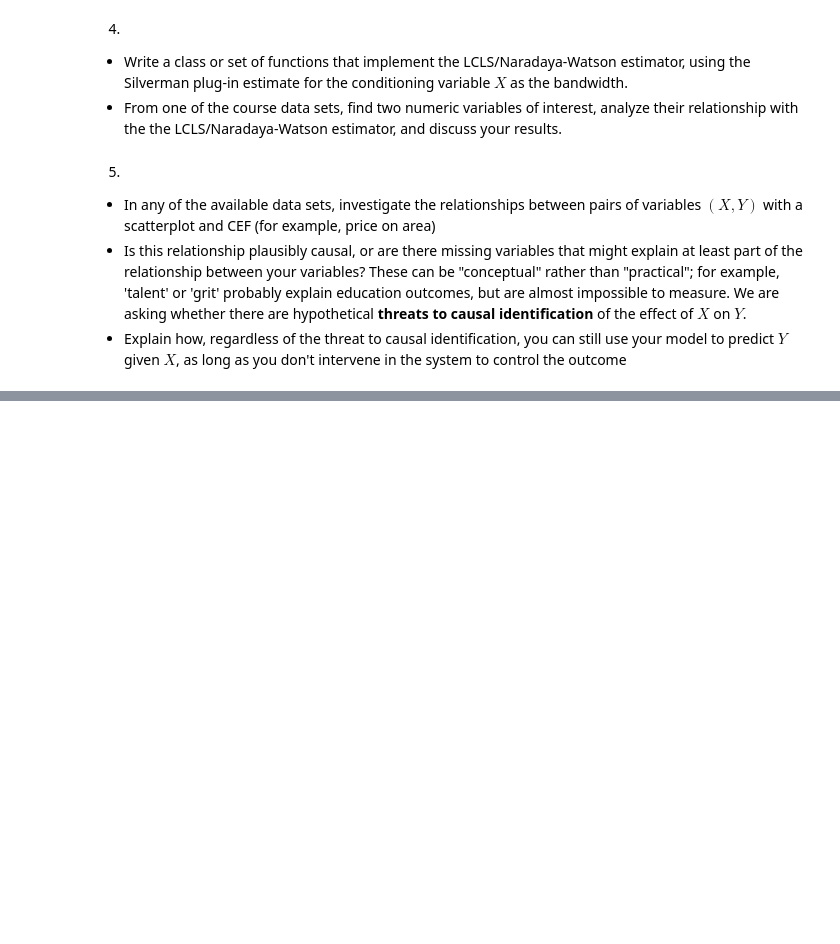
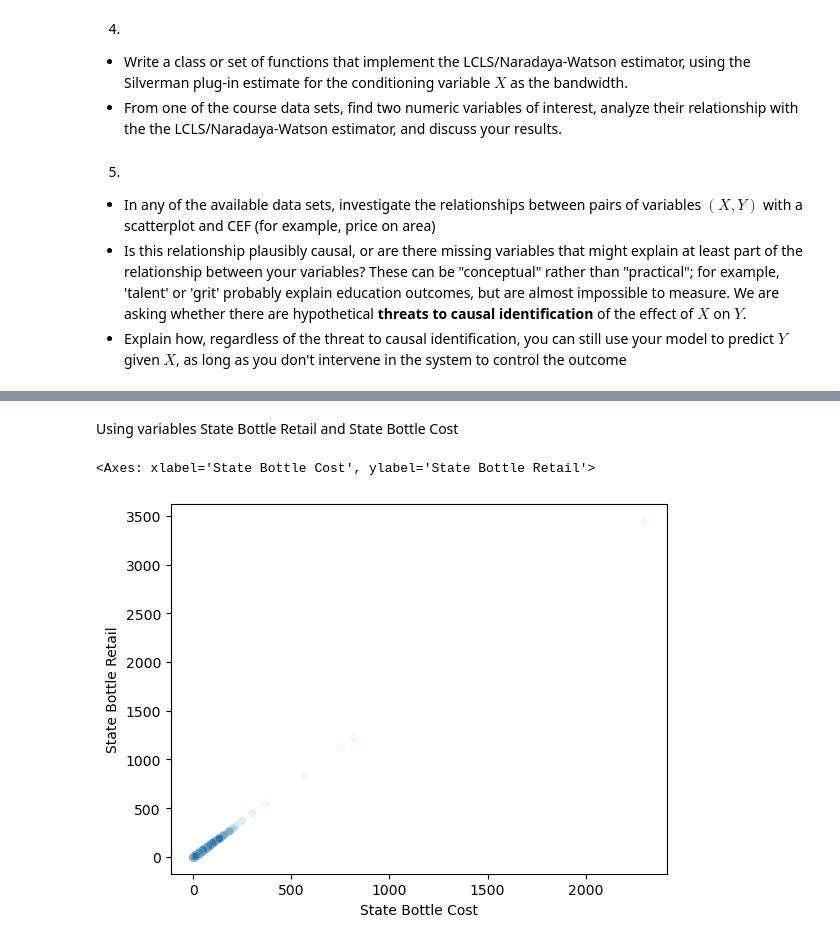
Before and after one commit to rde6mn/understanding_uncertainty_assignments, a Jupyter notebook: assignment_3.ipynb, the cells around one changed output, grey strips where cells are left out. Cells and saved outputs as stored; diff of their text form; code cells hidden in the pictures; blank space fills up the shorter version.

```diff
--- a/assignment_3.ipynb
+++ b/assignment_3.ipynb
@@ -135,3 +143,5 @@ Show that the solution to this problem is the LCLS/Naradaya-Watson estimator.
 - In any of the available data sets, investigate the relationships between pairs of variables $(X,Y)$ with a scatterplot and CEF (for example, price on area)
 - Is this relationship plausibly causal, or are there missing variables that might explain at least part of the relationship between your variables? These can be "conceptual" rather than "practical"; for example, 'talent' or 'grit' probably explain education outcomes, but are almost impossible to measure. We are asking whether there are hypothetical **threats to causal identification** of the effect of $X$ on $Y$.
 - Explain how, regardless of the threat to causal identification, you can still use your model to predict $Y$ given $X$, as long as you don't intervene in the system to control the outcome
+# %%
+df = pd.read_csv('data/iowa.csv')
@@ -137,0 +166,7 @@ Show that the solution to this problem is the LCLS/Naradaya-Watson estimator.
+# %% [markdown]
+Using variables State Bottle Retail and State Bottle Cost
+# %%
+sns.scatterplot(data=df, y='State Bottle Retail', x='State Bottle Cost',alpha=.05)
+# %% [output]
+<Axes: xlabel='State Bottle Cost', ylabel='State Bottle Retail'>
+[figure, added]
```
Also changed, not shown: parts of 7 cells of this notebook.
